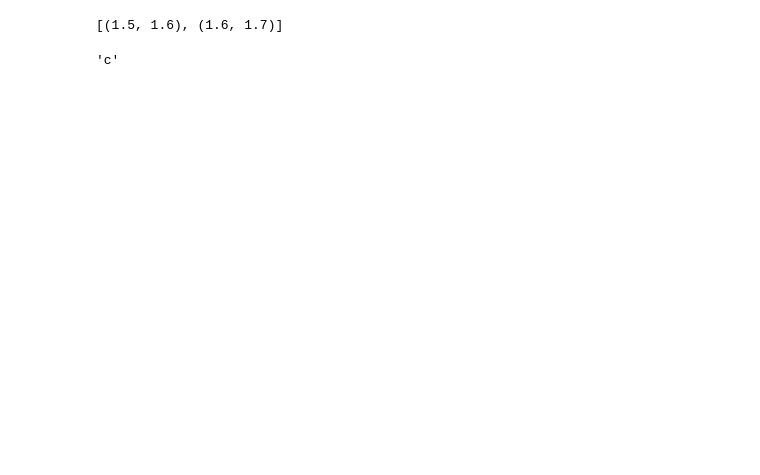
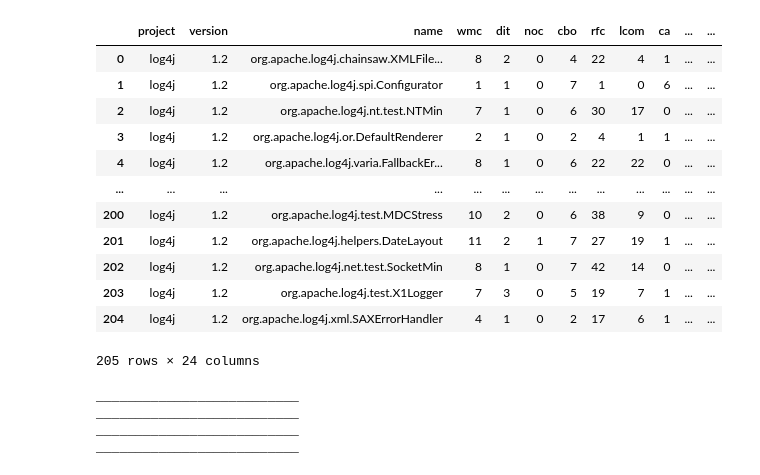
Before and after one commit to FioreAndrea/progetto-tesi, a Jupyter notebook: Testing.ipynb, the cells around one changed output. Cells and saved outputs as stored; diff of their text form; code cells hidden in the pictures; blank space fills up the shorter version.

```diff
--- a/Testing.ipynb
+++ b/Testing.ipynb
@@ -47,3 +135,19 @@ features = ['wmc', 'dit', 'noc', 'cbo', 'rfc', 'lcom',
 
 
 distances = ['e', 'm' , 'c']
+# %%
+log4j_dataframe[log4j_dataframe.version == 1.2]
+# %% [output]
+|  | project | version | name | wmc | dit | noc | cbo | rfc | lcom | ca | ... | ... |
+| 0 | log4j | 1.2 | org.apache.log4j.chainsaw.XMLFile... | 8 | 2 | 0 | 4 | 22 | 4 | 1 | ... | ... |
+| 1 | log4j | 1.2 | org.apache.log4j.spi.Configurator | 1 | 1 | 0 | 7 | 1 | 0 | 6 | ... | ... |
+| 2 | log4j | 1.2 | org.apache.log4j.nt.test.NTMin | 7 | 1 | 0 | 6 | 30 | 17 | 0 | ... | ... |
+| 3 | log4j | 1.2 | org.apache.log4j.or.DefaultRenderer | 2 | 1 | 0 | 2 | 4 | 1 | 1 | ... | ... |
+| 4 | log4j | 1.2 | org.apache.log4j.varia.FallbackEr... | 8 | 1 | 0 | 6 | 22 | 22 | 0 | ... | ... |
+| ... | ... | ... | ... | ... | ... | ... | ... | ... | ... | ... | ... | ... |
+| 200 | log4j | 1.2 | org.apache.log4j.test.MDCStress | 10 | 2 | 0 | 6 | 38 | 9 | 0 | ... | ... |
+| 201 | log4j | 1.2 | org.apache.log4j.helpers.DateLayout | 11 | 2 | 1 | 7 | 27 | 19 | 1 | ... | ... |
+| 202 | log4j | 1.2 | org.apache.log4j.net.test.SocketMin | 8 | 1 | 0 | 7 | 42 | 14 | 0 | ... | ... |
+| 203 | log4j | 1.2 | org.apache.log4j.test.X1Logger | 7 | 3 | 0 | 5 | 19 | 7 | 1 | ... | ... |
+| 204 | log4j | 1.2 | org.apache.log4j.xml.SAXErrorHandler | 4 | 1 | 0 | 2 | 17 | 6 | 1 | ... | ... |
+205 rows × 24 columns
@@ -51,12 +170,27 @@ distances = ['e', 'm' , 'c']
 versions = ant_dataframe.version.unique()
 names = ant_dataframe.name.unique()
 version_tuple = [(x, y) for x, y in zip(versions[0::1],versions[1::1])]
-# %%
-version_tuple[2:]
-# %% [output]
-[(1.5, 1.6), (1.6, 1.7)]
-# %%
-distances[-1]
-# %% [output]
-'c'
+# %%
+version_tuple
+for v in version_tuple:
+    print("__________________________")
+    previous = ant_dataframe.loc[ant_dataframe.version == v[0]]
+    current = ant_dataframe.loc[ant_dataframe.version == v[1]]
+    previous = previous.sort_values('name').reset_index()
+    current = current.sort_values('name').reset_index()
+    previous = previous.drop(['index'], axis = 1)
+    current = current.drop(['index'], axis = 1)
+    modules_previous = previous.name.unique()
+    modules_current = current.name.unique()
+    for k in distances[]:
+        print("PREVIOUS:", previous.version[0])
+        print("CURRENT:", current.version[0])
+        print("DISTANCE:", k)
+        D = f.create_D(current, previous, features, k)
+        idx = f.runDS3(D, reg = .5, verbose = False)
+# %% [output]
+__________________________
+__________________________
+__________________________
+__________________________
 # %%
```
Also changed, not shown: parts of 9 cells of this notebook.
